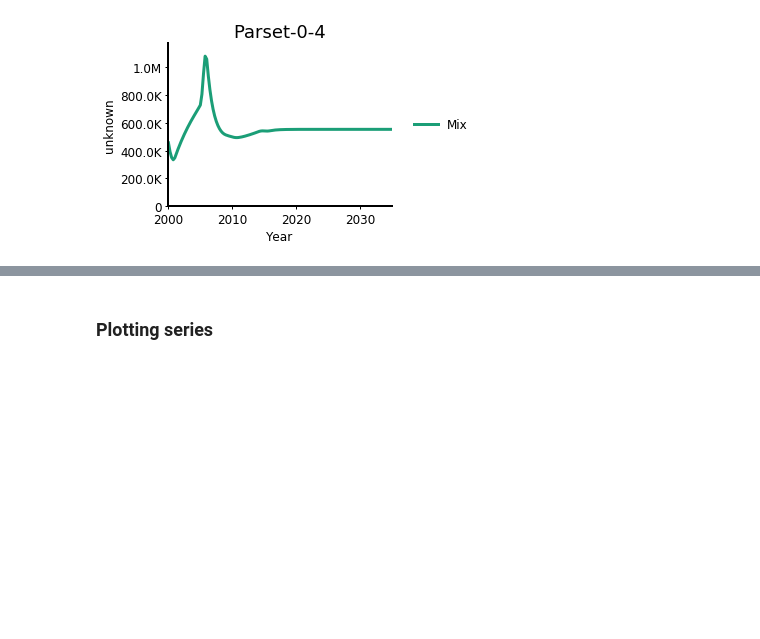
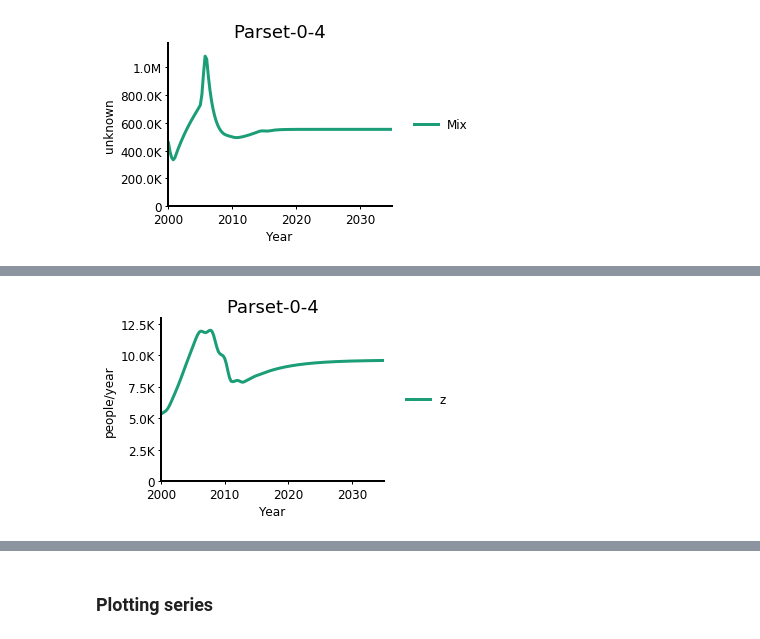
Before and after one commit to optimamodel/optima-tb, a Jupyter notebook: doc/plotting2.ipynb, the cells around one changed output, grey strips where cells are left out. Saved outputs shown, nothing was run; the diff lists cells and outputs as text; code cells hidden in the pictures; blank space fills up the shorter version.

Commit message:
Misc plotting fixes and improved link handling

```diff
--- a/doc/plotting2.ipynb
+++ b/doc/plotting2.ipynb
@@ -316,0 +321,6 @@ figs = oplt2.plotSeries(d)
+# %%
+# Mixed function aggregation - note that no warning is displayed because the units are unknown
+d = oplt2.PlotData(par_results,pops='0-4',outputs='z')
+figs = oplt2.plotSeries(d)
+# %% [output]
+[figure, added]
```
Also changed, not shown: parts of 20 cells of this notebook, 2 other files.
